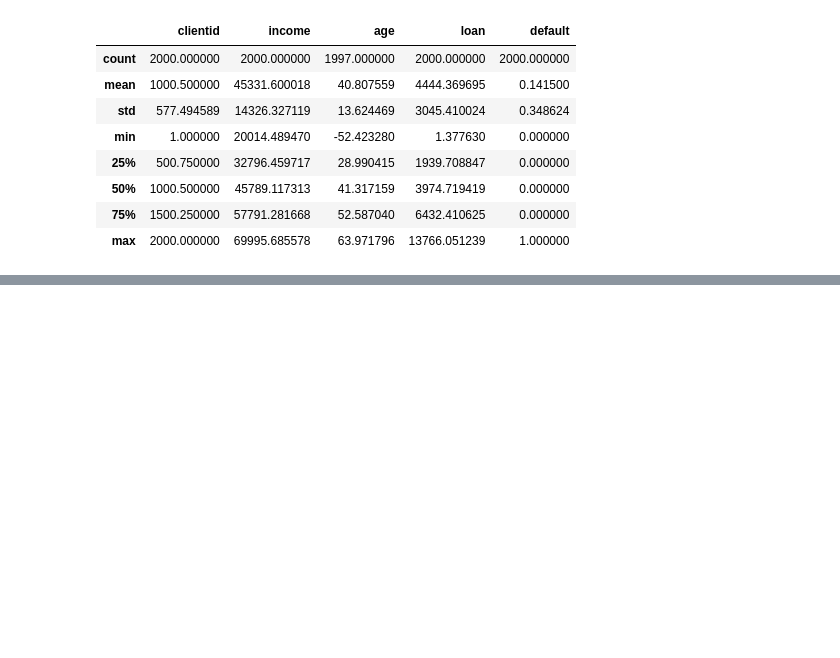
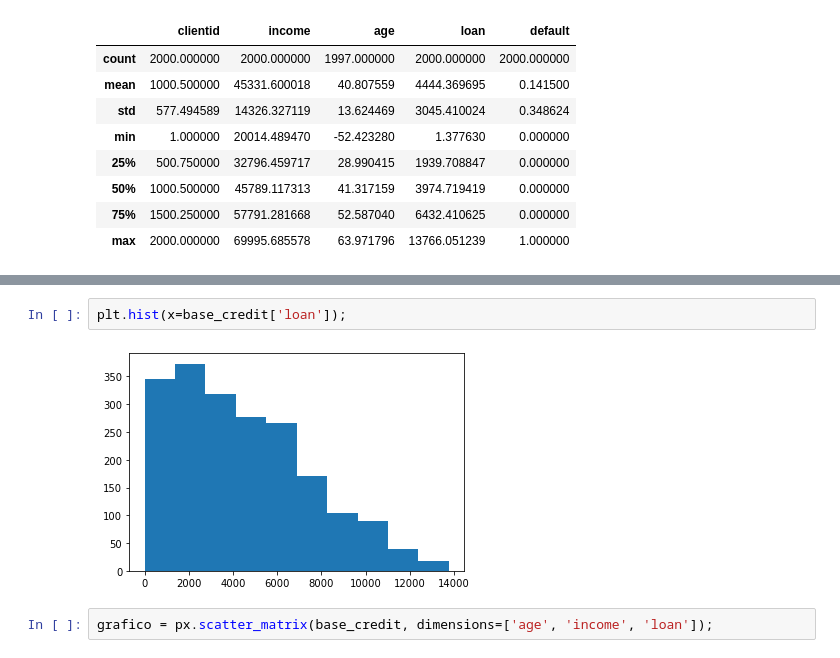
Before and after one commit to DonizeteVida/ai_things, a Jupyter notebook: supervised/credit_card.ipynb, the cells around one changed output, grey strips where cells are left out. Cells and saved outputs as stored; diff of their text form; blank space fills up the shorter version.

```diff
--- a/supervised/credit_card.ipynb
+++ b/supervised/credit_card.ipynb
@@ -38,0 +55,6 @@ base_credit.describe()
+# %%
+plt.hist(x=base_credit['loan']);
+# %% [output]
+[figure, added]
+# %%
+grafico = px.scatter_matrix(base_credit, dimensions=['age', 'income', 'loan']);
```
Also changed, not shown: parts of 7 cells of this notebook.
